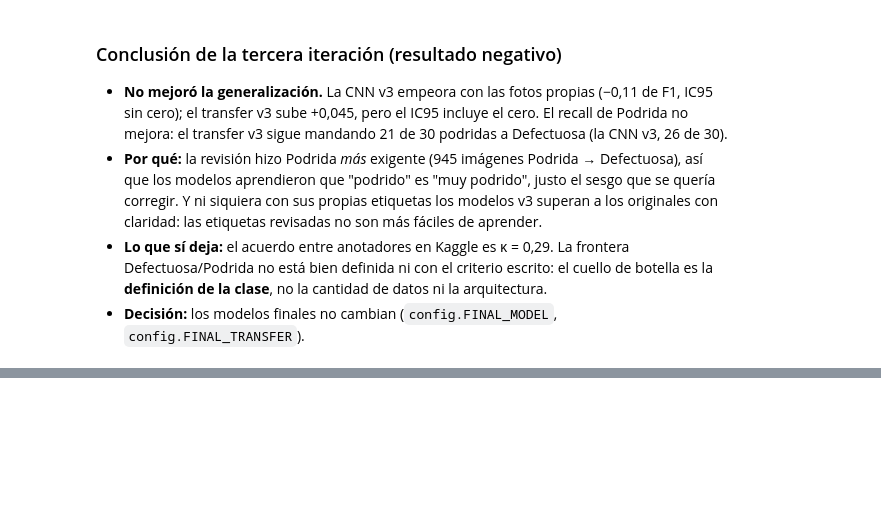
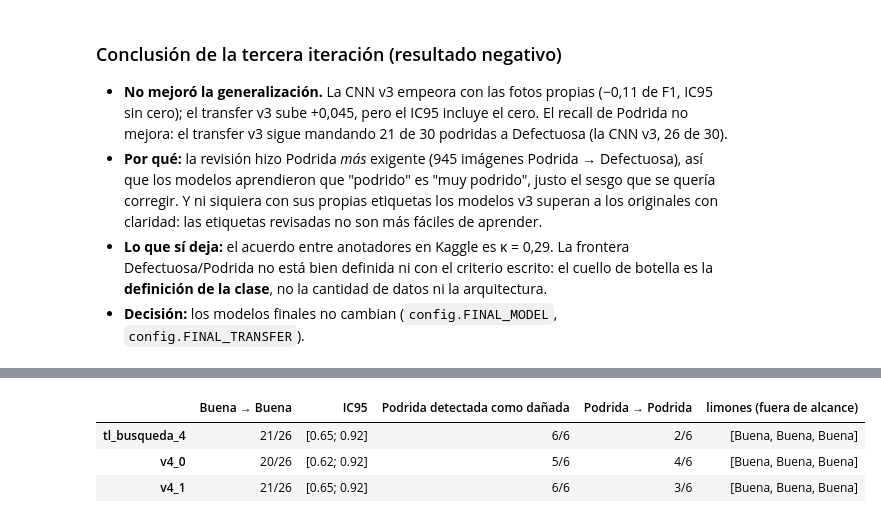
Before and after one commit to sjrengifo/fruit-quality-classification, a Jupyter notebook: notebooks/05_evaluation.ipynb, the cells around one changed output, grey strips where cells are left out. Cells and saved outputs as stored; diff of their text form; code cells hidden in the pictures; blank space fills up the shorter version.

```diff
--- a/notebooks/05_evaluation.ipynb
+++ b/notebooks/05_evaluation.ipynb
@@ -403,0 +411,11 @@ pd.DataFrame(cross).T
+# %%
+it4 = json.load(open(config.RESULTS_DIR / "iteracion4.json", encoding="utf-8"))
+pd.DataFrame({m: {"Buena → Buena": r["buena_como_buena"], "IC95": "[{:.2f}; {:.2f}]".format(*r["recall_buena_ic95"]),
+                  "Podrida detectada como dañada": r["podrida_detectada_como_danada"],
+                  "Podrida → Podrida": r["podrida_como_podrida"], "limones (fuera de alcance)": it4["nov24_limon"][m]}
+              for m, r in it4["nov24"].items()}).T
+# %% [output]
+|  | Buena → Buena | IC95 | Podrida detectada como dañada | Podrida → Podrida | limones (fuera de alcance) |
+| tl_busqueda_4 | 21/26 | [0.65; 0.92] | 6/6 | 2/6 | [Buena, Buena, Buena] |
+| v4_0 | 20/26 | [0.62; 0.92] | 5/6 | 4/6 | [Buena, Buena, Buena] |
+| v4_1 | 21/26 | [0.65; 0.92] | 6/6 | 3/6 | [Buena, Buena, Buena] |
```
Also changed, not shown: parts of 5 cells of this notebook, 11 other files.
